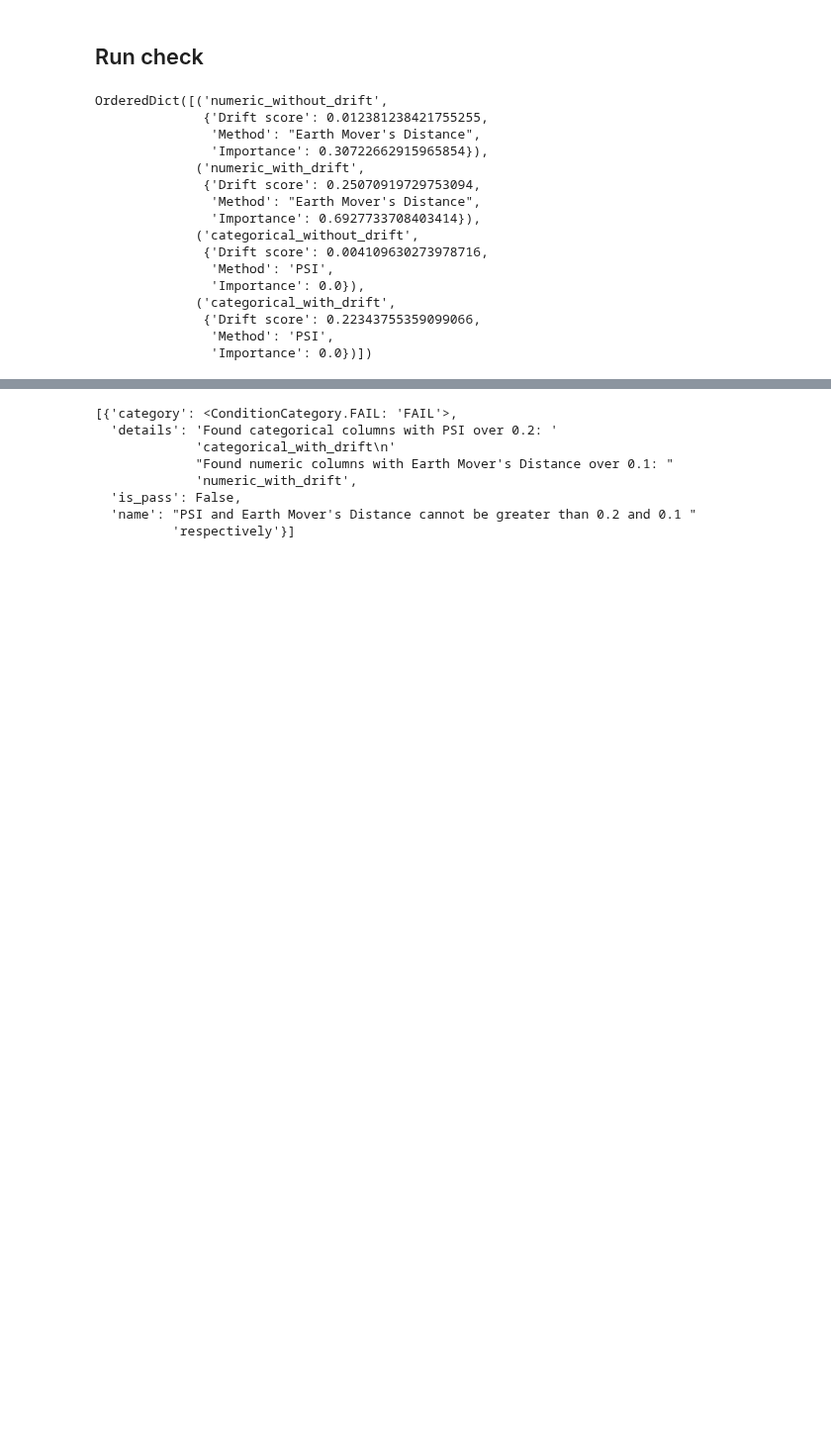
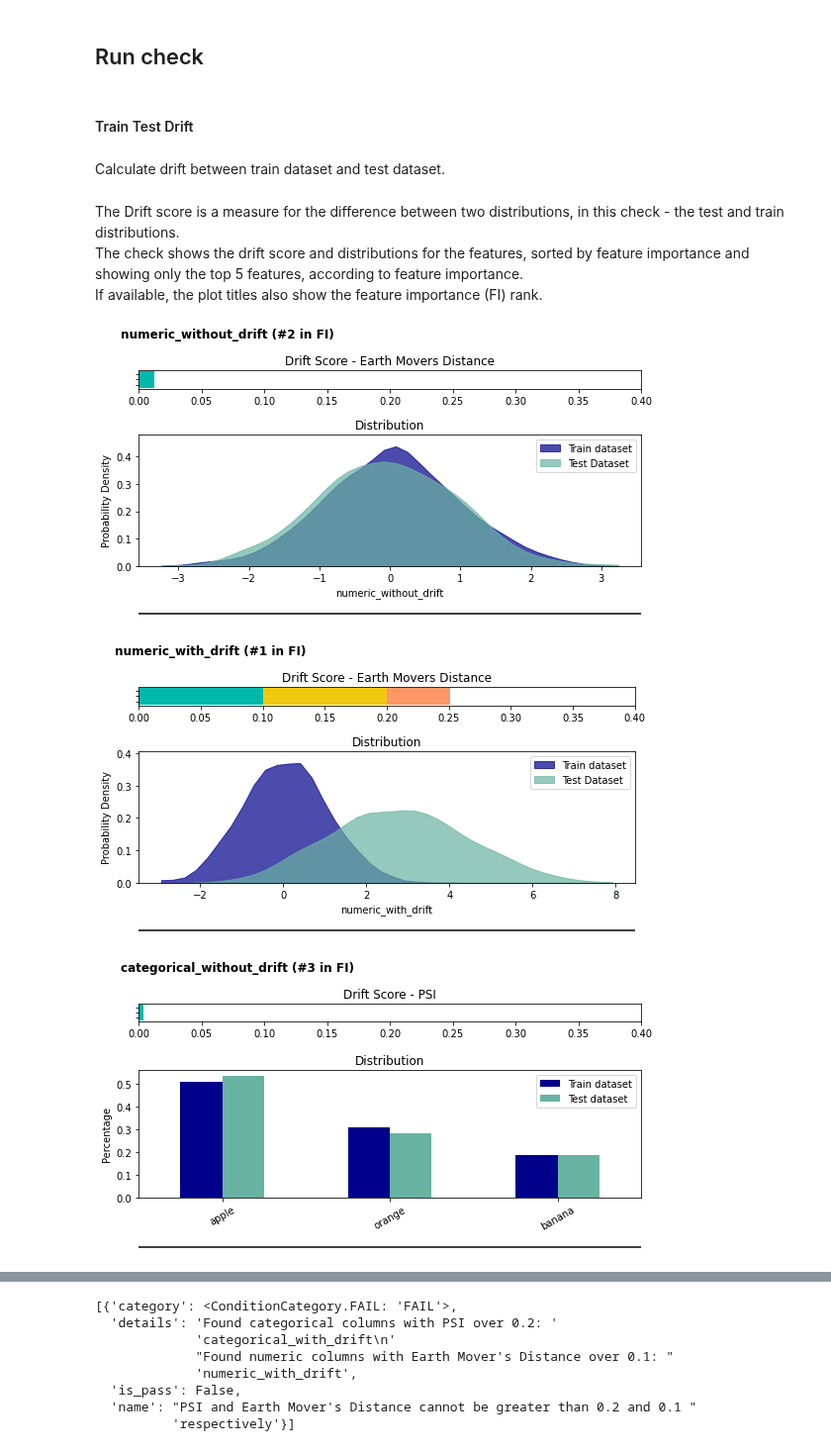
Before and after one commit to deepchecks/deepchecks, a Jupyter notebook: notebooks/checks/distribution/train_test_drift.ipynb, the cells around one changed output, grey strips where cells are left out. Shown at 99% size. Cells and saved outputs as stored; diff of their text form; code cells hidden in the pictures; blank space fills up the shorter version.

```diff
--- a/notebooks/checks/distribution/train_test_drift.ipynb
+++ b/notebooks/checks/distribution/train_test_drift.ipynb
@@ -75,21 +75,13 @@ Automatically inferred these columns as categorical features: categorical_withou
 # %%
 check = TrainTestDrift()
 result = check.run(train_dataset=train_dataset, test_dataset=test_dataset, model=model)
-result.value
+result
 # %% [output]
-OrderedDict([('numeric_without_drift',
-              {'Drift score': 0.012381238421755255,
-               'Method': "Earth Mover's Distance",
-               'Importance': 0.30722662915965854}),
-             ('numeric_with_drift',
-              {'Drift score': 0.25070919729753094,
-               'Method': "Earth Mover's Distance",
-               'Importance': 0.6927733708403414}),
-             ('categorical_without_drift',
-              {'Drift score': 0.004109630273978716,
-               'Method': 'PSI',
-               'Importance': 0.0}),
-             ('categorical_with_drift',
-              {'Drift score': 0.22343755359099066,
-               'Method': 'PSI',
-               'Importance': 0.0})])
+Train Test Drift
+Calculate drift between train dataset and test dataset.
+The Drift score is a measure for the difference between two distributions, in this check - the test and train distributions.
+The check shows the drift score and distributions for the features, sorted by feature importance and showing only the top 5 features, according to feature importance.
+If available, the plot titles also show the feature importance (FI) rank.
+[figure, added]
+[figure, added]
+[figure, added]
```
Also changed, not shown: parts of 1 cell of this notebook, 5 other files.
